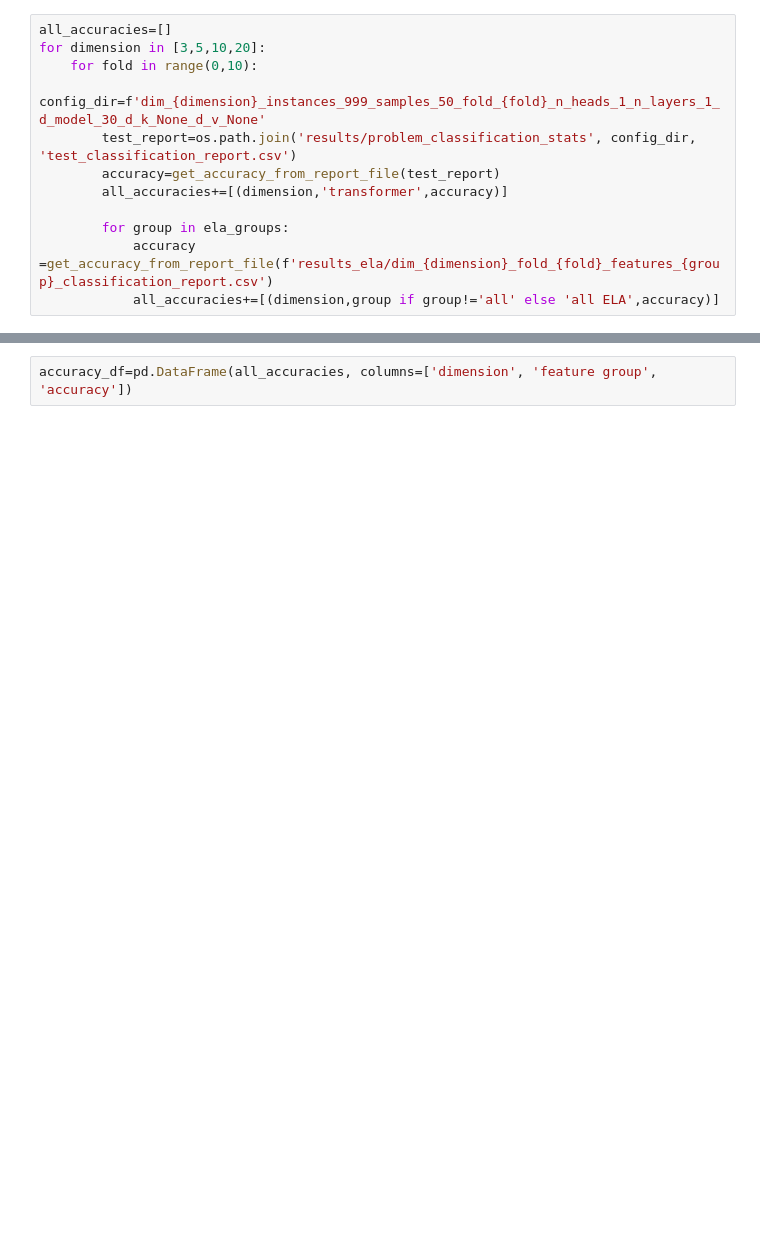
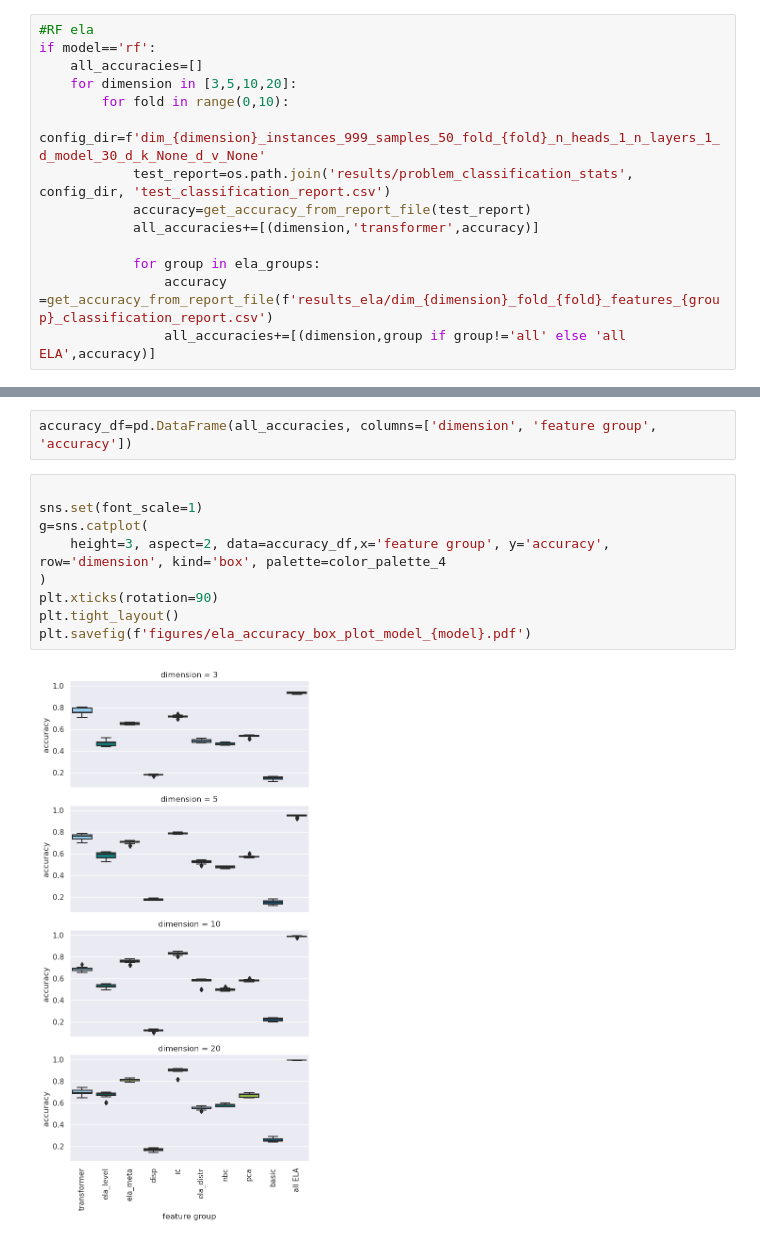
Before and after one commit to gjorgjinac/transopt, a Jupyter notebook: ELA_static_problem_classification_result_analysis.ipynb, the cells around one changed output, grey strips where cells are left out. Cells and saved outputs as stored; diff of their text form; blank space fills up the shorter version.

```diff
--- a/ELA_static_problem_classification_result_analysis.ipynb
+++ b/ELA_static_problem_classification_result_analysis.ipynb
@@ -19,12 +21,14 @@ def get_accuracy_from_report_file(test_report):
 # %%
-all_accuracies=[]
-for dimension in [3,5,10,20]:
-    for fold in range(0,10):
-        config_dir=f'dim_{dimension}_instances_999_samples_50_fold_{fold}_n_heads_1_n_layers_1_d_model_30_d_k_None_d_v_None'
-        test_report=os.path.join('results/problem_classification_stats', config_dir, 'test_classification_report.csv')
-        accuracy=get_accuracy_from_report_file(test_report)
-        all_accuracies+=[(dimension,'transformer',accuracy)]
+#RF ela
+if model=='rf':
+    all_accuracies=[]
+    for dimension in [3,5,10,20]:
+        for fold in range(0,10):
+            config_dir=f'dim_{dimension}_instances_999_samples_50_fold_{fold}_n_heads_1_n_layers_1_d_model_30_d_k_None_d_v_None'
+            test_report=os.path.join('results/problem_classification_stats', config_dir, 'test_classification_report.csv')
+            accuracy=get_accuracy_from_report_file(test_report)
+            all_accuracies+=[(dimension,'transformer',accuracy)]
 
-        for group in ela_groups:
-            accuracy =get_accuracy_from_report_file(f'results_ela/dim_{dimension}_fold_{fold}_features_{group}_classification_report.csv')
-            all_accuracies+=[(dimension,group if group!='all' else 'all ELA',accuracy)]
+            for group in ela_groups:
+                accuracy =get_accuracy_from_report_file(f'results_ela/dim_{dimension}_fold_{fold}_features_{group}_classification_report.csv')
+                all_accuracies+=[(dimension,group if group!='all' else 'all ELA',accuracy)]
@@ -31,5 +49,16 @@ for dimension in [3,5,10,20]:
 # %%
 accuracy_df=pd.DataFrame(all_accuracies, columns=['dimension', 'feature group', 'accuracy'])
+# %%
+
+sns.set(font_scale=1)
+g=sns.catplot(
+    height=3, aspect=2, data=accuracy_df,x='feature group', y='accuracy', row='dimension', kind='box', palette=color_palette_4
+)
+plt.xticks(rotation=90)
+plt.tight_layout()
+plt.savefig(f'figures/ela_accuracy_box_plot_model_{model}.pdf')
+# %% [output]
+[figure, added]
 # %%
 plt.figure(figsize=(4,6))
 sns.set(font_scale=1)
```
Also changed, not shown: parts of 4 cells of this notebook, 37 other files.
